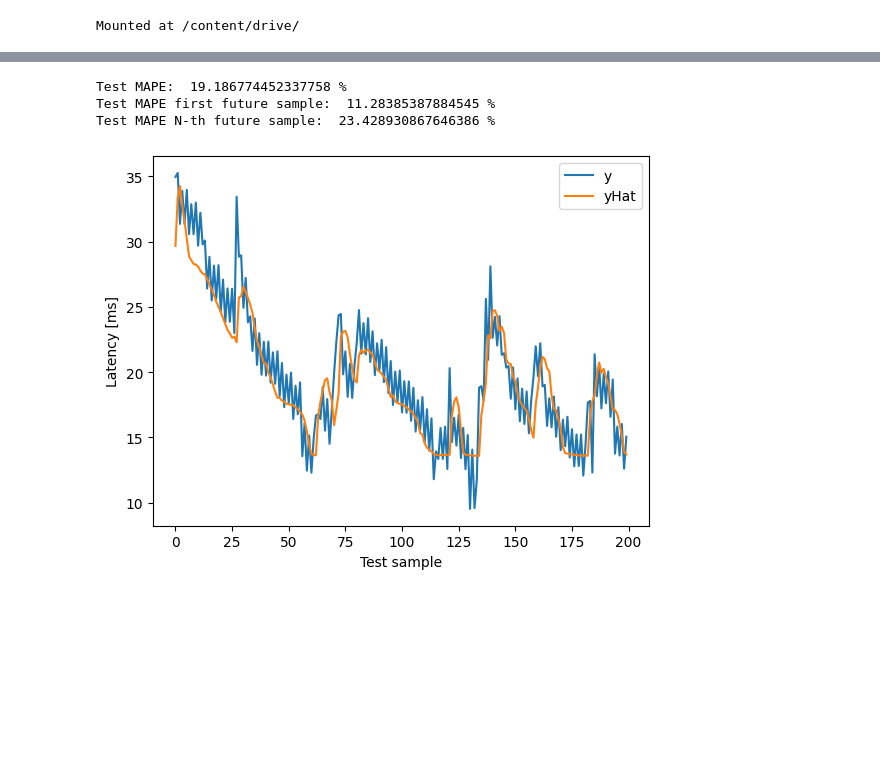
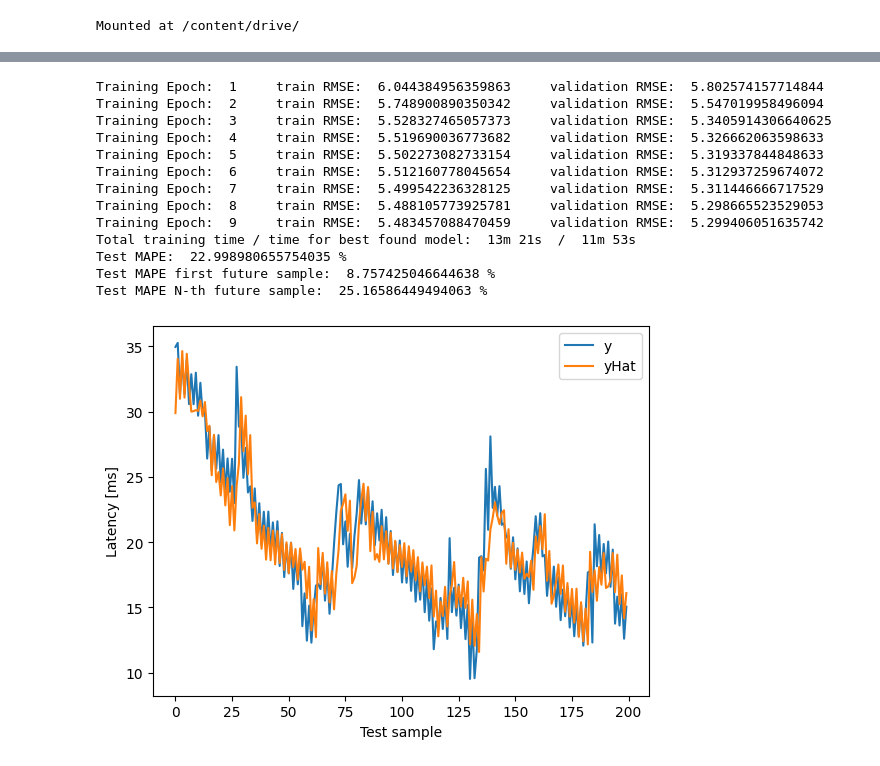
Before and after one commit to 5G-Latency-Prediction-Project/Advanced_Time-_Series, a Jupyter notebook: EQ2445.ipynb, the cells around one changed output, grey strips where cells are left out. Drawn from its saved outputs; the diff is of its cells as text; code cells hidden in the pictures; blank space fills up the shorter version.

```diff
--- a/EQ2445.ipynb
+++ b/EQ2445.ipynb
@@ -164,7 +164,8 @@ def calculateTime(start, stop):
     totalDiffSeconds = int(totalTimeDiff.total_seconds())
     TotalDiffMinuteSeconds, seconds = divmod(totalDiffSeconds, 60)
     hours, minutes = divmod(TotalDiffMinuteSeconds, 60)
-    return f"{hours}h {minutes}m {seconds}s"
+    #return f"{hours}h {minutes}m {seconds}s"
+    return f"{minutes}m {seconds}s"
 
 def trainModel(model, XTrain, yTrain, XVal, yVal, previousSamples, futureSamples):
     startTime = datetime.datetime.now()
@@ -195,20 +196,19 @@ def trainModel(model, XTrain, yTrain, XVal, yVal, previousSamples, futureSamples
                 if valRMSE < bestValRMSE:
                     bestModelTime = datetime.datetime.now()
                     bestValRMSE = valRMSE
-                    torch.save(model, "/content/drive/My Drive/LatencyModels/13.pth")
+                    torch.save(model, "/content/drive/My Drive/GRUModels/30.pth")
                 else:
                     #When validation loss do not decrease - stop.
                     #This might be a bit early, however it minimize required training time and the performance loss is not substantial
                     break
             model.to(device)
     stopTime = datetime.datetime.now()
-    print("Total training time: ", calculateTime(startTime, stopTime))
-    print("Time to find model with lowest validation loss: ", calculateTime(startTime, bestModelTime))
+    print("Total training time / time for best found model: ", calculateTime(startTime, stopTime),  " / ", calculateTime(startTime, bestModelTime))
     return model
 
 def DisplayPerformance(model, XTest, yTest):
     if model == None:
-        model = torch.load("/content/drive/My Drive/LatencyModels/12.pth")
+        model = torch.load("/content/drive/My Drive/GRUModels/30.pth")
     model.eval()
     model.cpu()
     lossFunction = nn.MSELoss()
@@ -236,22 +236,32 @@ def DisplayPerformance(model, XTest, yTest):
 # %%
 #Use measurement from session 13 with lowest outlier percentage
 timeseries, Fs = readLatency()
 #timeseries = subSample(timeseries, 182) #each sample now is average latency for a second of measurements
 #plotTimeseries(timeseries)
 trainTimeseries, validationTimeseries, testTimeseries = preProcess(timeseries)
 previousSamples = 10
-futureSamples = 40
+futureSamples = 190
 #model = CNNModel(previousSamples, futureSamples)
 #model = LinearModel(previousSamples, futureSamples)
-#model = GRUModel(previousSamples, futureSamples)
-model = LSTMModel(previousSamples, futureSamples, nodesPerLayer = 50, layers = 4, dropout_prob = 0.5).to(device)
+model = GRUModel(previousSamples, futureSamples, nodesPerLayer = 50, layers = 2, dropout_prob = 0.5).to(device)
+#model = LSTMModel(previousSamples, futureSamples, nodesPerLayer = 50, layers = 4, dropout_prob = 0.5).to(device)
 XTrain, yTrain = createDataset(trainTimeseries, previousSamples, futureSamples, device)
 XVal, yVal = createDataset(validationTimeseries, previousSamples, futureSamples, "cpu")
 XTest, yTest = createDataset(testTimeseries, previousSamples, futureSamples, "cpu")
-#model = trainModel(model, XTrain, yTrain, XVal, yVal, previousSamples, futureSamples)
+model = trainModel(model, XTrain, yTrain, XVal, yVal, previousSamples, futureSamples)
 DisplayPerformance(None, XTest, yTest)
 # %% [output]
-Test MAPE:  19.186774452337758 %
-Test MAPE first future sample:  11.28385387884545 %
-Test MAPE N-th future sample:  23.428930867646386 %
+Training Epoch:  1     train RMSE:  6.044384956359863     validation RMSE:  5.802574157714844
+Training Epoch:  2     train RMSE:  5.748900890350342     validation RMSE:  5.547019958496094
+Training Epoch:  3     train RMSE:  5.528327465057373     validation RMSE:  5.3405914306640625
+Training Epoch:  4     train RMSE:  5.519690036773682     validation RMSE:  5.326662063598633
+Training Epoch:  5     train RMSE:  5.502273082733154     validation RMSE:  5.319337844848633
+Training Epoch:  6     train RMSE:  5.512160778045654     validation RMSE:  5.312937259674072
+Training Epoch:  7     train RMSE:  5.499542236328125     validation RMSE:  5.311446666717529
+Training Epoch:  8     train RMSE:  5.488105773925781     validation RMSE:  5.298665523529053
+Training Epoch:  9     train RMSE:  5.483457088470459     validation RMSE:  5.299406051635742
+Total training time / time for best found model:  13m 21s  /  11m 53s
+Test MAPE:  22.998980655754035 %
+Test MAPE first future sample:  8.757425046644638 %
+Test MAPE N-th future sample:  25.16586449494063 %
-[figure, old version]
+[figure, new version]
```
Also changed, not shown: parts of 1 cell of this notebook, 4 other files.
